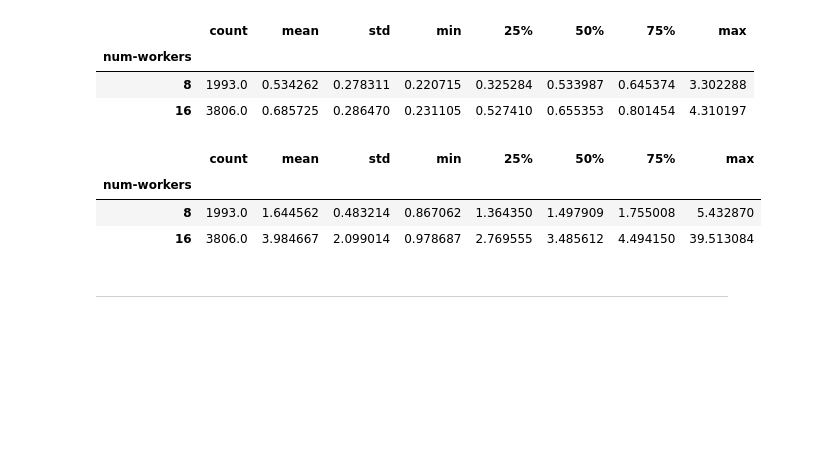
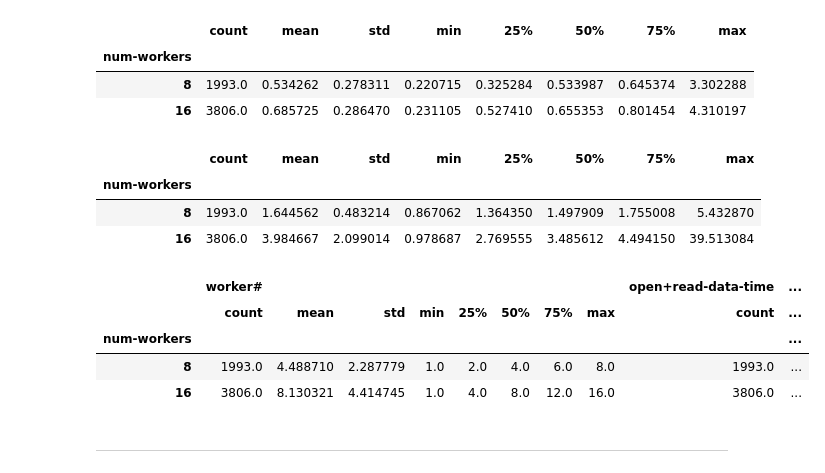
Before and after one commit to jreadey/MDSplusBench, a Jupyter notebook: hsds/single-shot/bench-analysis.ipynb, the cells around one changed output. Saved outputs shown, nothing was run; the diff lists cells and outputs as text; code cells hidden in the pictures; blank space fills up the shorter version.

```diff
--- a/hsds/single-shot/bench-analysis.ipynb
+++ b/hsds/single-shot/bench-analysis.ipynb
@@ -302,5 +344,13 @@ s3_old_signals.groupby(["num-workers"])["mean-obj-time"].describe()
 | num-workers |  |  |  |  |  |  |  |  |
 | 8 | 1993.0 | 1.644562 | 0.483214 | 0.867062 | 1.364350 | 1.497909 | 1.755008 | 5.432870 |
 | 16 | 3806.0 | 3.984667 | 2.099014 | 0.978687 | 2.769555 | 3.485612 | 4.494150 | 39.513084 |
+# %%
+s3_old_signals.groupby(["num-workers"]).describe()
+# %% [output]
+|  | worker# |  |  |  |  |  |  |  | open+read-data-time | ... |
+|  | count | mean | std | min | 25% | 50% | 75% | max | count | ... |
+| num-workers |  |  |  |  |  |  |  |  |  | ... |
+| 8 | 1993.0 | 4.488710 | 2.287779 | 1.0 | 2.0 | 4.0 | 6.0 | 8.0 | 1993.0 | ... |
+| 16 | 3806.0 | 8.130321 | 4.414745 | 1.0 | 4.0 | 8.0 | 12.0 | 16.0 | 3806.0 | ... |
 # %% [markdown]
 ---
```
Also changed, not shown: parts of 10 cells of this notebook.
